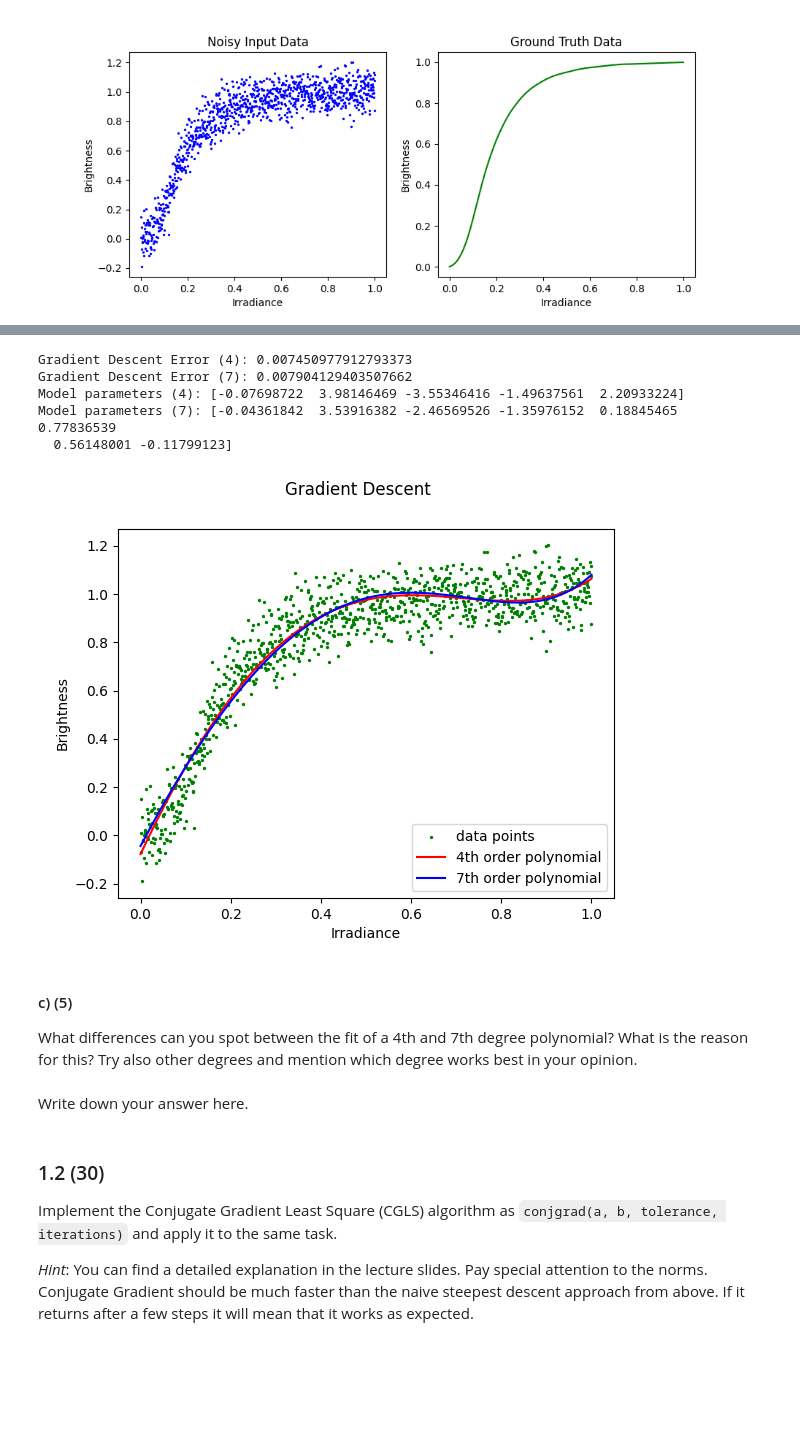
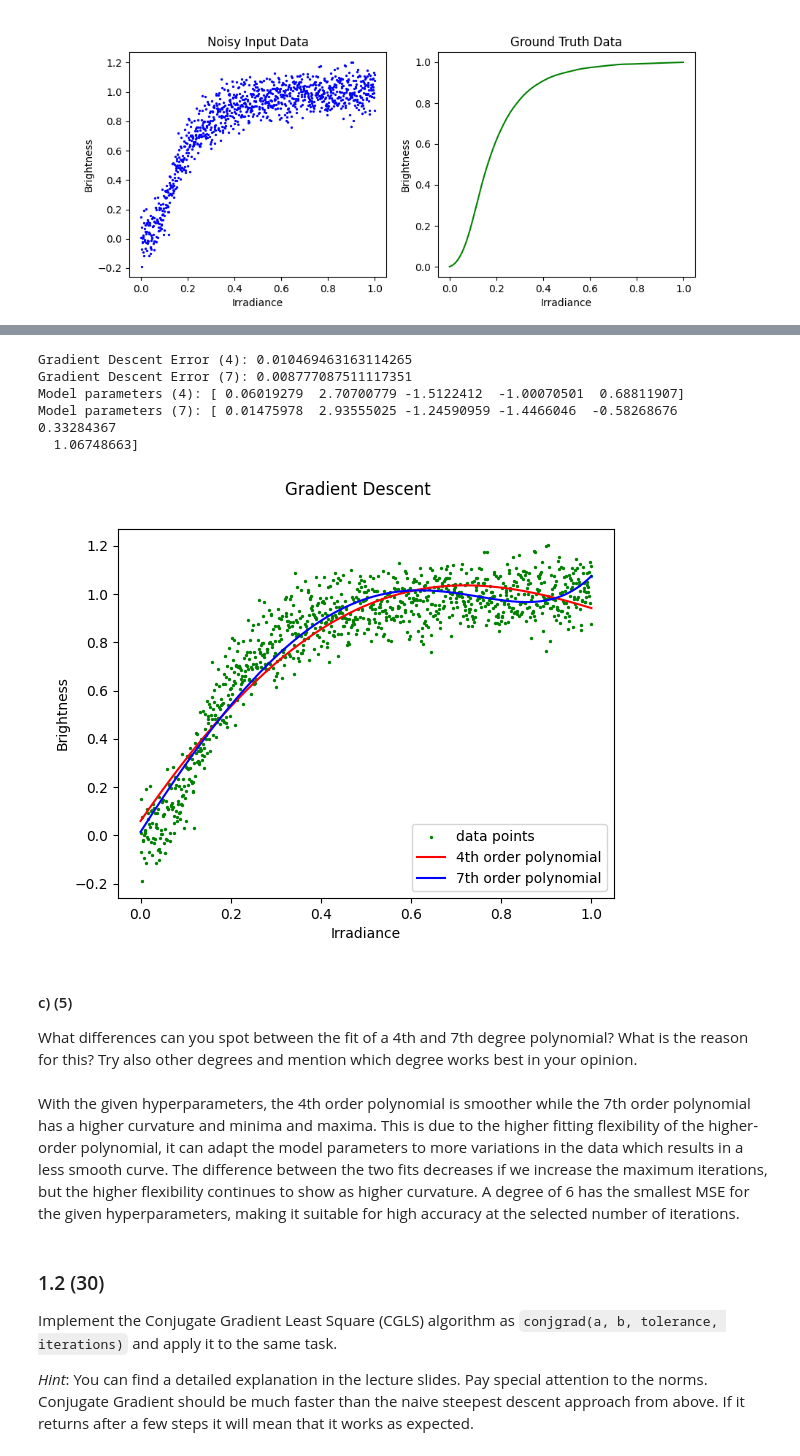
Before and after one commit to nimartin99/Computational-Photography, a Jupyter notebook: exercise_06/DataFitting1.ipynb, the cells around one changed output, grey strips where cells are left out. Drawn from its saved outputs; the diff is of its cells as text; code cells hidden in the pictures; blank space fills up the shorter version.

```diff
--- a/exercise_06/DataFitting1.ipynb
+++ b/exercise_06/DataFitting1.ipynb
@@ -139,62 +139,51 @@ b = brightness
 
 # Todo: Construct design matrix. Use a polynomial of order 4 and 7 here.
 A_4 = np.stack([
-    irradiance ** 0,
-    irradiance ** 1,
-    irradiance ** 2,
-    irradiance ** 3,
-    irradiance ** 4,
+    irradiance ** i for i in range(4+1)
 ], axis=-1)
 A_7 = np.stack([
-    irradiance ** 0,
-    irradiance ** 1,
-    irradiance ** 2,
-    irradiance ** 3,
-    irradiance ** 4,
-    irradiance ** 5,
-    irradiance ** 6,
-    irradiance ** 7,
+    irradiance ** i for i in range(6+1)
 ], axis=-1)
 
 # Todo: Run gradient descent (for both settings).
 x_gd_4 = graddesc(A_4, b, tolerance, max_iter, step_size)
 x_gd_7 = graddesc(A_7, b, tolerance, max_iter, step_size)
 
 # Todo: Apply fitted model parameters.
 gd_result_4 = A_4 @ x_gd_4
 gd_result_7 = A_7 @ x_gd_7
 
 # Compute MSE and output some stats.
 mse_graddesc_4 = mean_squared_error(gd_result_4, brightness)
 mse_graddesc_7 = mean_squared_error(gd_result_7, brightness)
 print("Gradient Descent Error (4): {}".format(mse_graddesc_4))
 print("Gradient Descent Error (7): {}".format(mse_graddesc_7))
 print("Model parameters (4): {}".format(x_gd_4))
 print("Model parameters (7): {}".format(x_gd_7))
 
 # Plot result.
 fig = plt.figure()
 fig.suptitle("Gradient Descent")
 plt.scatter(irradiance, b, color="g", s=2)
 plt.plot(irradiance, gd_result_4, color="r")
 plt.plot(irradiance, gd_result_7, color="b")
 plt.xlabel("Irradiance")
 plt.ylabel("Brightness")
 plt.legend(["data points", "4th order polynomial", "7th order polynomial"])
 plt.show()
 # %% [output]
-Gradient Descent Error (4): 0.007450977912793373
-Gradient Descent Error (7): 0.007904129403507662
-Model parameters (4): [-0.07698722  3.98146469 -3.55346416 -1.49637561  2.20933224]
-Model parameters (7): [-0.04361842  3.53916382 -2.46569526 -1.35976152  0.18845465  0.77836539
-  0.56148001 -0.11799123]
+Gradient Descent Error (4): 0.010469463163114265
+Gradient Descent Error (7): 0.008777087511117351
+Model parameters (4): [ 0.06019279  2.70700779 -1.5122412  -1.00070501  0.68811907]
+Model parameters (7): [ 0.01475978  2.93555025 -1.24590959 -1.4466046  -0.58268676  0.33284367
+  1.06748663]
-[figure, old version]
+[figure, new version]
 # %% [markdown]
 #### c) (5)
 What differences can you spot between the fit of a 4th and 7th degree polynomial? What is the reason for this?
 Try also other degrees and mention which degree works best in your opinion.
 # %% [markdown]
-Write down your answer here.
+With the given hyperparameters, the 4th order polynomial is smoother while the 7th order polynomial has a higher curvature and minima and maxima. This is due to the higher fitting flexibility of the higher-order polynomial, it can adapt the model parameters to more variations in the data which results in a less smooth curve. The difference between the two fits decreases if we increase the maximum iterations, but the higher flexibility continues to show as higher curvature. A degree of 6 has the smallest MSE for the given hyperparameters, making it suitable for high accuracy at the selected number of iterations.
 # %% [markdown]
 ### 1.2 (30)
 Implement the Conjugate Gradient Least Square (CGLS) algorithm as `conjgrad(a, b, tolerance, iterations)` and apply it to the same task.
```
Also changed, not shown: parts of 10 cells of this notebook.
